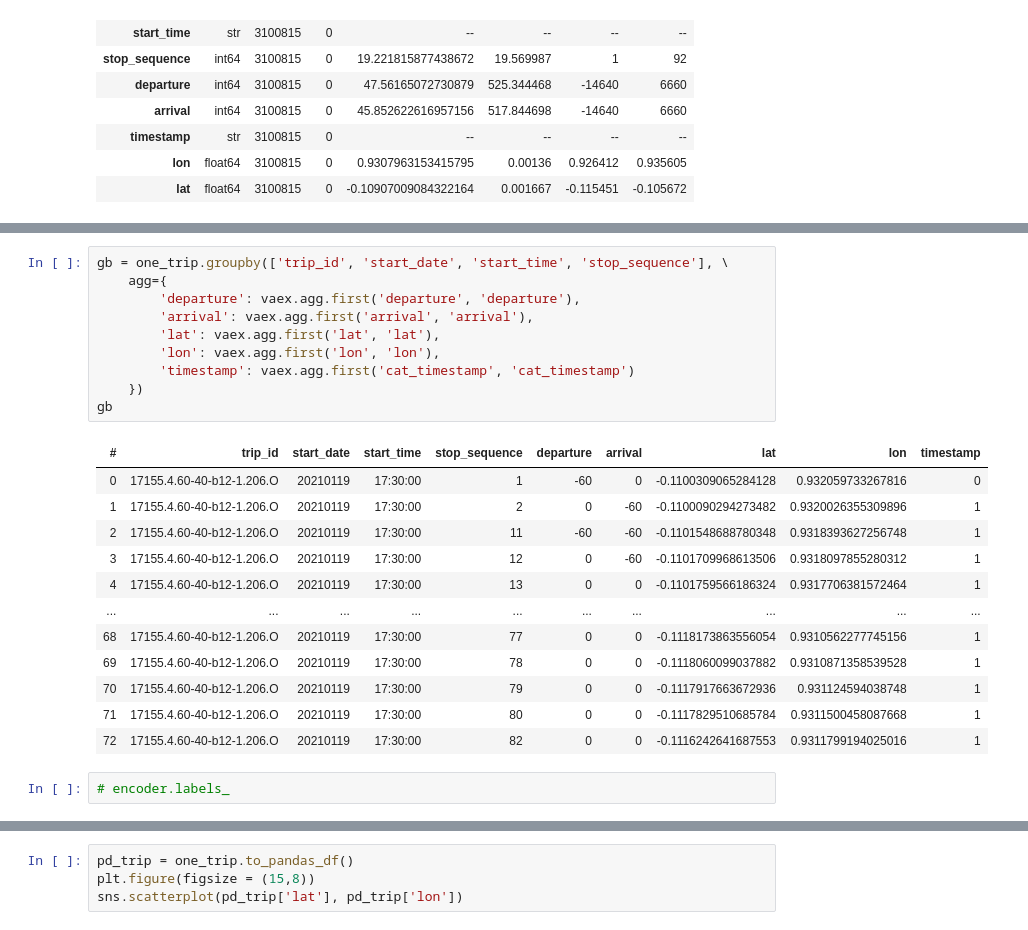
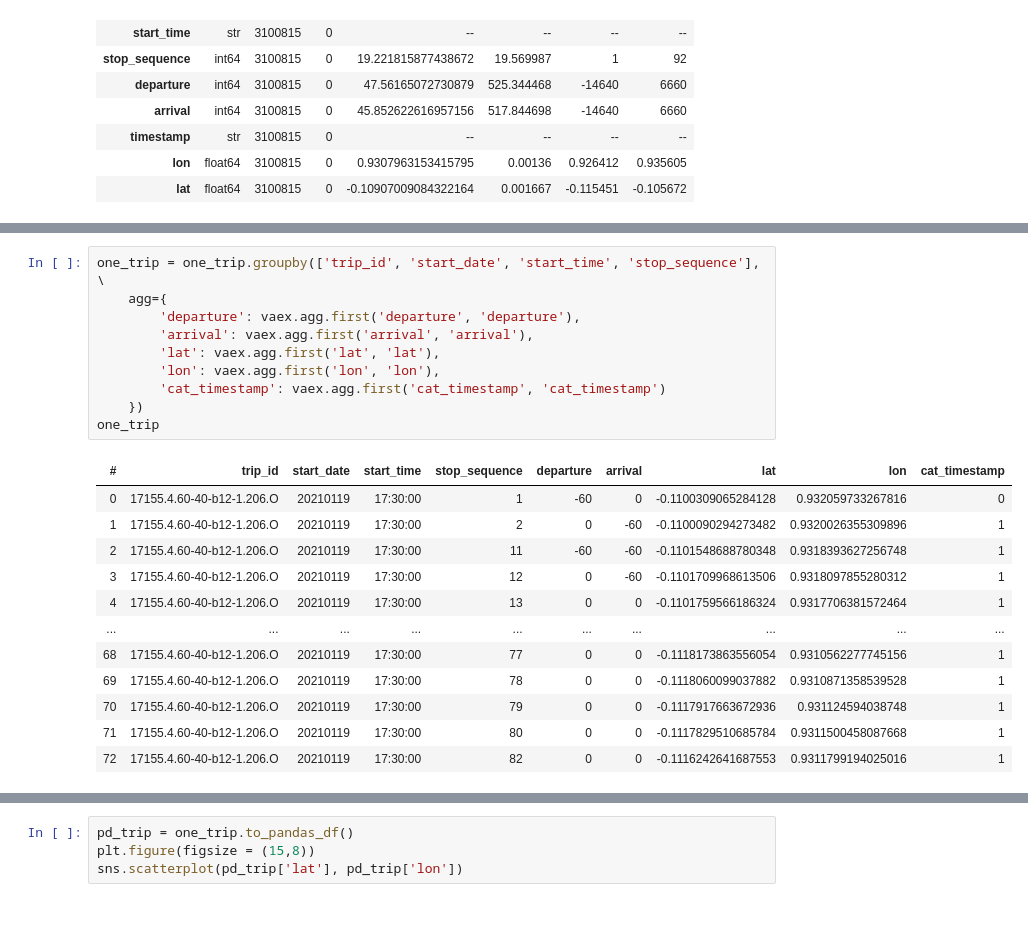
Before and after one commit to Drakodav/backend_d-dub, a Jupyter notebook: ml/preprocess/gtfsr_explore.ipynb, the cells around one changed output, grey strips where cells are left out. Drawn from its saved outputs; the diff is of its cells as text.

```diff
--- a/ml/preprocess/gtfsr_explore.ipynb
+++ b/ml/preprocess/gtfsr_explore.ipynb
@@ -75,17 +75,17 @@ one_trip
 | 3,267 | 17155.4.60-40-b12-1.206.O | 20210119 | 17:30:00 | 80 | 0 | 0 | 2021-01-19 18:48:36 | 0.9311500458087668 | -0.1117829510685784 | ... |
 | 3,268 | 17155.4.60-40-b12-1.206.O | 20210119 | 17:30:00 | 82 | 0 | 0 | 2021-01-19 18:48:36 | 0.9311799194025016 | -0.1116242641687553 | ... |
 # %%
-gb = one_trip.groupby(['trip_id', 'start_date', 'start_time', 'stop_sequence'], \
+one_trip = one_trip.groupby(['trip_id', 'start_date', 'start_time', 'stop_sequence'], \
     agg={
         'departure': vaex.agg.first('departure', 'departure'),
         'arrival': vaex.agg.first('arrival', 'arrival'),
         'lat': vaex.agg.first('lat', 'lat'),
         'lon': vaex.agg.first('lon', 'lon'),
-        'timestamp': vaex.agg.first('cat_timestamp', 'cat_timestamp')
+        'cat_timestamp': vaex.agg.first('cat_timestamp', 'cat_timestamp')
     })
-gb
+one_trip
 # %% [output]
-| # | trip_id | start_date | start_time | stop_sequence | departure | arrival | lat | lon | timestamp |
+| # | trip_id | start_date | start_time | stop_sequence | departure | arrival | lat | lon | cat_timestamp |
 | 0 | 17155.4.60-40-b12-1.206.O | 20210119 | 17:30:00 | 1 | -60 | 0 | -0.1100309065284128 | 0.932059733267816 | 0 |
 | 1 | 17155.4.60-40-b12-1.206.O | 20210119 | 17:30:00 | 2 | 0 | -60 | -0.1100090294273482 | 0.9320026355309896 | 1 |
 | 2 | 17155.4.60-40-b12-1.206.O | 20210119 | 17:30:00 | 11 | -60 | -60 | -0.1101548688780348 | 0.9318393627256748 | 1 |
@@ -97,5 +97,3 @@ gb
 | 70 | 17155.4.60-40-b12-1.206.O | 20210119 | 17:30:00 | 79 | 0 | 0 | -0.1117917663672936 | 0.931124594038748 | 1 |
 | 71 | 17155.4.60-40-b12-1.206.O | 20210119 | 17:30:00 | 80 | 0 | 0 | -0.1117829510685784 | 0.9311500458087668 | 1 |
 | 72 | 17155.4.60-40-b12-1.206.O | 20210119 | 17:30:00 | 82 | 0 | 0 | -0.1116242641687553 | 0.9311799194025016 | 1 |
-# %%
-# encoder.labels_
```
Also changed, not shown: parts of 3 cells of this notebook, 1 other file.
